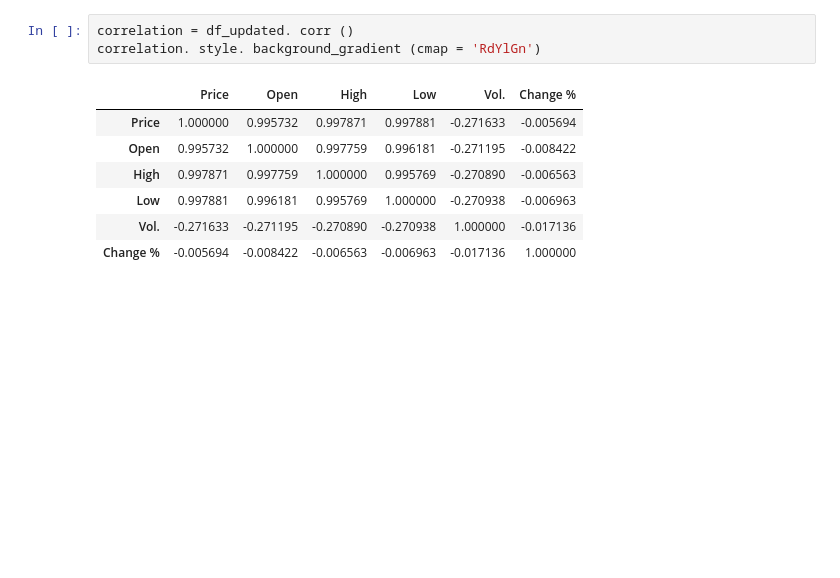
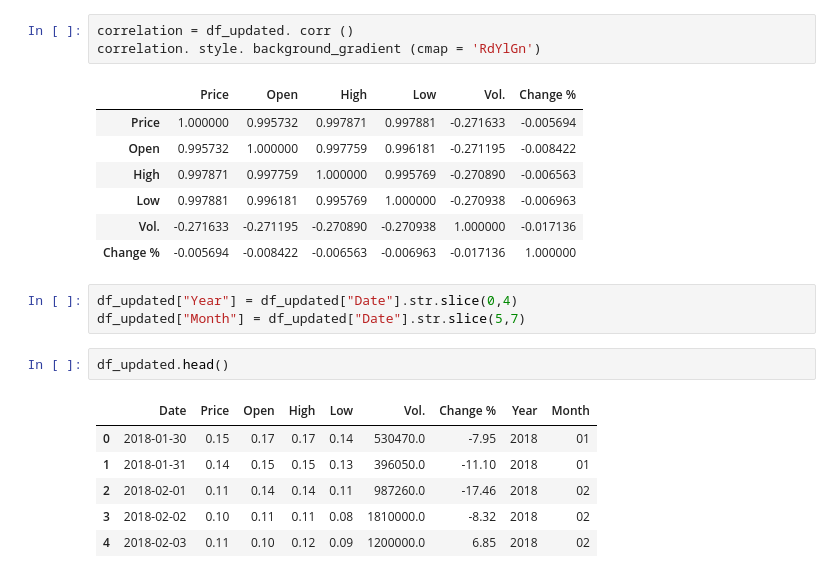
Before and after one commit to kashish1928/Cryptocurrency_History, a Jupyter notebook: analysis.ipynb, the cells around one changed output. Drawn from its saved outputs; the diff is of its cells as text; blank space fills up the shorter version.

```diff
--- a/analysis.ipynb
+++ b/analysis.ipynb
@@ -83,3 +83,15 @@ correlation. style. background_gradient (cmap = 'RdYlGn')
 | Low | 0.997881 | 0.996181 | 0.995769 | 1.000000 | -0.270938 | -0.006963 |
 | Vol. | -0.271633 | -0.271195 | -0.270890 | -0.270938 | 1.000000 | -0.017136 |
 | Change % | -0.005694 | -0.008422 | -0.006563 | -0.006963 | -0.017136 | 1.000000 |
+# %%
+df_updated["Year"] = df_updated["Date"].str.slice(0,4)
+df_updated["Month"] = df_updated["Date"].str.slice(5,7)
+# %%
+df_updated.head()
+# %% [output]
+|  | Date | Price | Open | High | Low | Vol. | Change % | Year | Month |
+| 0 | 2018-01-30 | 0.15 | 0.17 | 0.17 | 0.14 | 530470.0 | -7.95 | 2018 | 01 |
+| 1 | 2018-01-31 | 0.14 | 0.15 | 0.15 | 0.13 | 396050.0 | -11.10 | 2018 | 01 |
+| 2 | 2018-02-01 | 0.11 | 0.14 | 0.14 | 0.11 | 987260.0 | -17.46 | 2018 | 02 |
+| 3 | 2018-02-02 | 0.10 | 0.11 | 0.11 | 0.08 | 1810000.0 | -8.32 | 2018 | 02 |
+| 4 | 2018-02-03 | 0.11 | 0.10 | 0.12 | 0.09 | 1200000.0 | 6.85 | 2018 | 02 |
```
Also changed, not shown: parts of 4 cells of this notebook.
